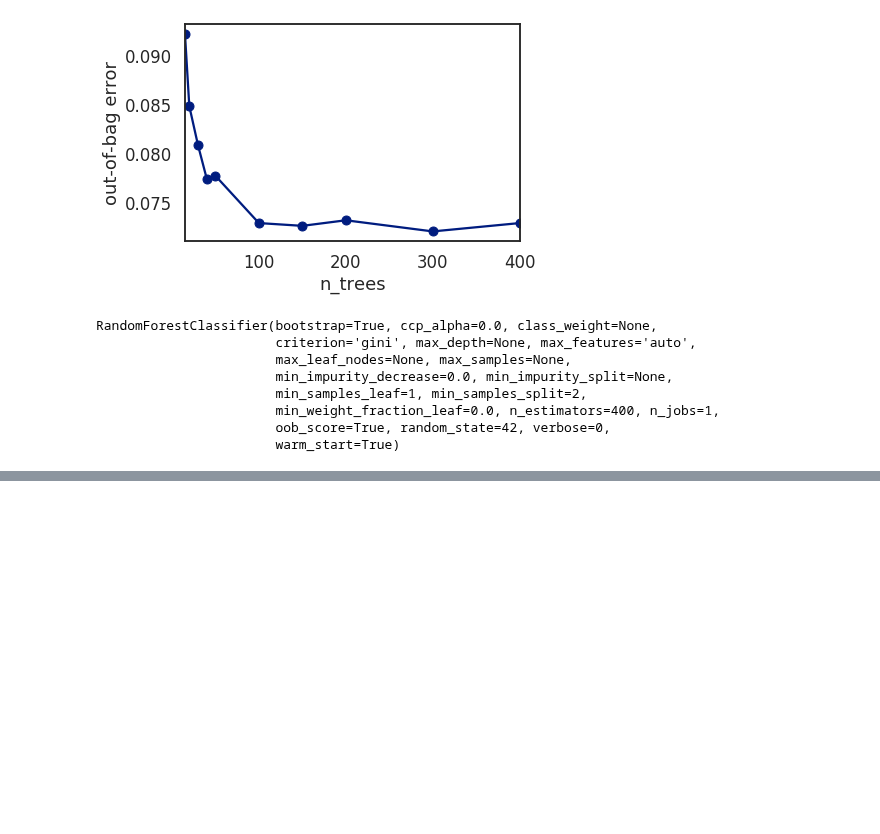
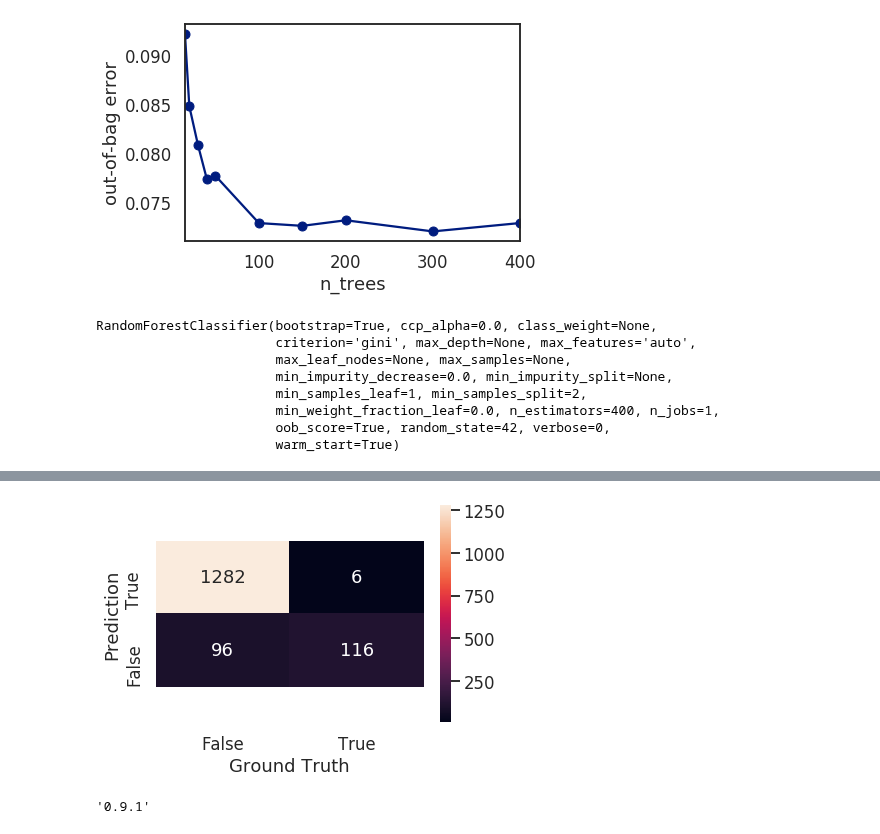
Before and after one commit to cleysonl/ML_Bootcamp_CLL, a Jupyter notebook: Advanced_ML_SM_Ensembles.ipynb, the cells around one changed output, grey strips where cells are left out. Saved outputs shown, nothing was run; the diff lists cells and outputs as text; code cells hidden in the pictures; blank space fills up the shorter version.

```diff
--- a/Advanced_ML_SM_Ensembles.ipynb
+++ b/Advanced_ML_SM_Ensembles.ipynb
@@ -174,3 +174,12 @@ RandomForestClassifier(bootstrap=True, ccp_alpha=0.0, class_weight=None,
                        min_weight_fraction_leaf=0.0, n_estimators=400, n_jobs=1,
                        oob_score=True, random_state=42, verbose=0,
                        warm_start=True)
+# %%
+# Random forest with 300 estimators
+model = RandomForestClassifier(oob_score=False,
+                               random_state=42,
+                               n_estimators=300,
+                               n_jobs=1)
+
+model.fit(X_train, y_train)
+y_pred = model.predict(X_test)
@@ -176,0 +212,24 @@ RandomForestClassifier(bootstrap=True, ccp_alpha=0.0, class_weight=None,
+# %%
+from sklearn.metrics import roc_curve, precision_recall_curve, confusion_matrix
+
+sns.set_context('talk')
+cm = confusion_matrix(y_test, y_pred)
+ax = sns.heatmap(cm, annot=True, fmt='d')
+
+labels = ['False', 'True']
+ax.set_xticklabels(labels);
+ax.set_yticklabels(labels[::-1]);
+ax.set_ylabel('Prediction');
+ax.set_xlabel('Ground Truth')
+
+# This has to be done for a bug in seaborn\matplotlib which should get fixed with matplotlib 3.1.2
+b, t = ax.get_ylim() # discover the values for bottom and top
+b += 0.5 # Add 0.5 to the bottom
+t -= 0.5 # Subtract 0.5 from the top
+ax.set_ylim(b, t); # update the ylim(bottom, top) values
+# %% [output]
+[figure, added]
+# %%
+sns.__version__
+# %% [output]
+'0.9.1'
```
Also changed, not shown: parts of 2 cells of this notebook.
